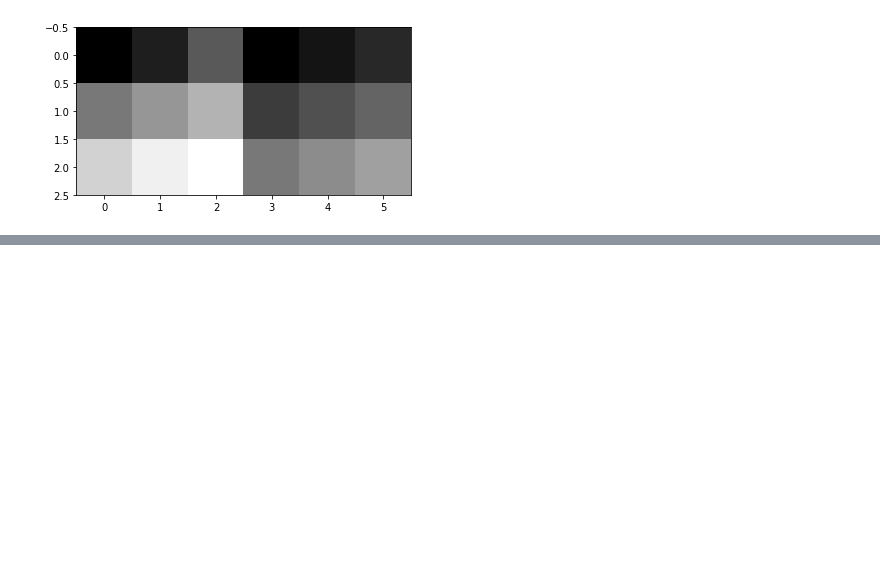
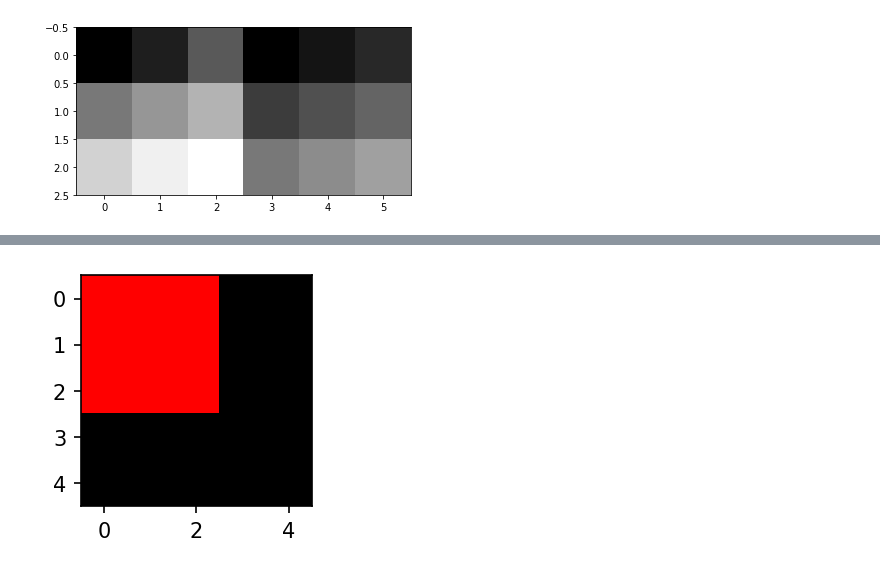
Before and after one commit to guebin/DV2023, a Jupyter notebook: posts/01wk-1.out.ipynb, the cells around one changed output, grey strips where cells are left out. Cells and saved outputs as stored; diff of their text form; code cells hidden in the pictures; blank space fills up the shorter version.

```diff
--- a/posts/01wk-1.out.ipynb
+++ b/posts/01wk-1.out.ipynb
@@ -421,0 +359,37 @@ img2 = np.stack([img2_red,img2_red,img2_red],axis=-1)
+# %%
+r = np.array(
+    [[255, 255, 255,  0,   0],
+     [255, 255, 255,  0,   0],
+     [255, 255, 255,  0,   0],
+     [  0,   0,   0,  0,   0],
+     [  0,   0,   0,  0,   0]]
+)
+g = np.array(
+    [[  0,   0, 255, 255, 255],
+     [  0,   0, 255, 255, 255],
+     [  0,   0, 255, 255, 255],
+     [  0,   0,   0,   0,   0],
+     [  0,   0,   0,   0,   0]]
+)
+b = np.array(
+    [[  0,   0,   0,   0,   0],
+     [  0,   0,   0,   0,   0],
+     [255, 255, 255, 255, 255],
+     [255, 255, 255, 255, 255],
+     [255, 255, 255, 255, 255]]
+)
+z = np.array(
+    [[ 0,  0,  0,  0,  0],
+     [ 0,  0,  0,  0,  0],
+     [ 0,  0,  0,  0,  0],
+     [ 0,  0,  0,  0,  0],
+     [ 0,  0,  0,  0,  0]]
+)
+# %%
+red = np.stack([r,z,z],axis=-1)
+green = np.stack([z,g,z],axis=-1)
+blue = np.stack([z,z,b],axis=-1)
+# %%
+plt.imshow(red)
+# %% [output]
+[figure, added]
```
Also changed, not shown: parts of 71 cells of this notebook, 49 other files.
